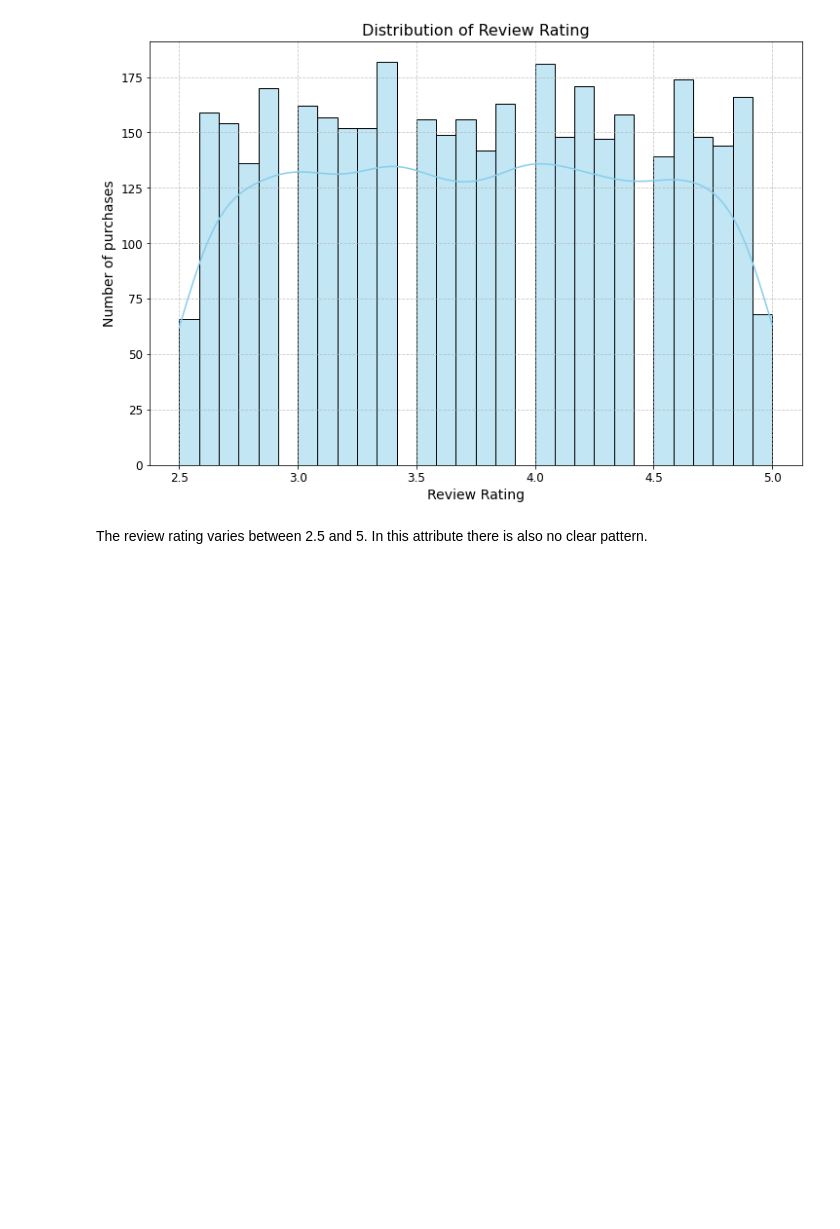
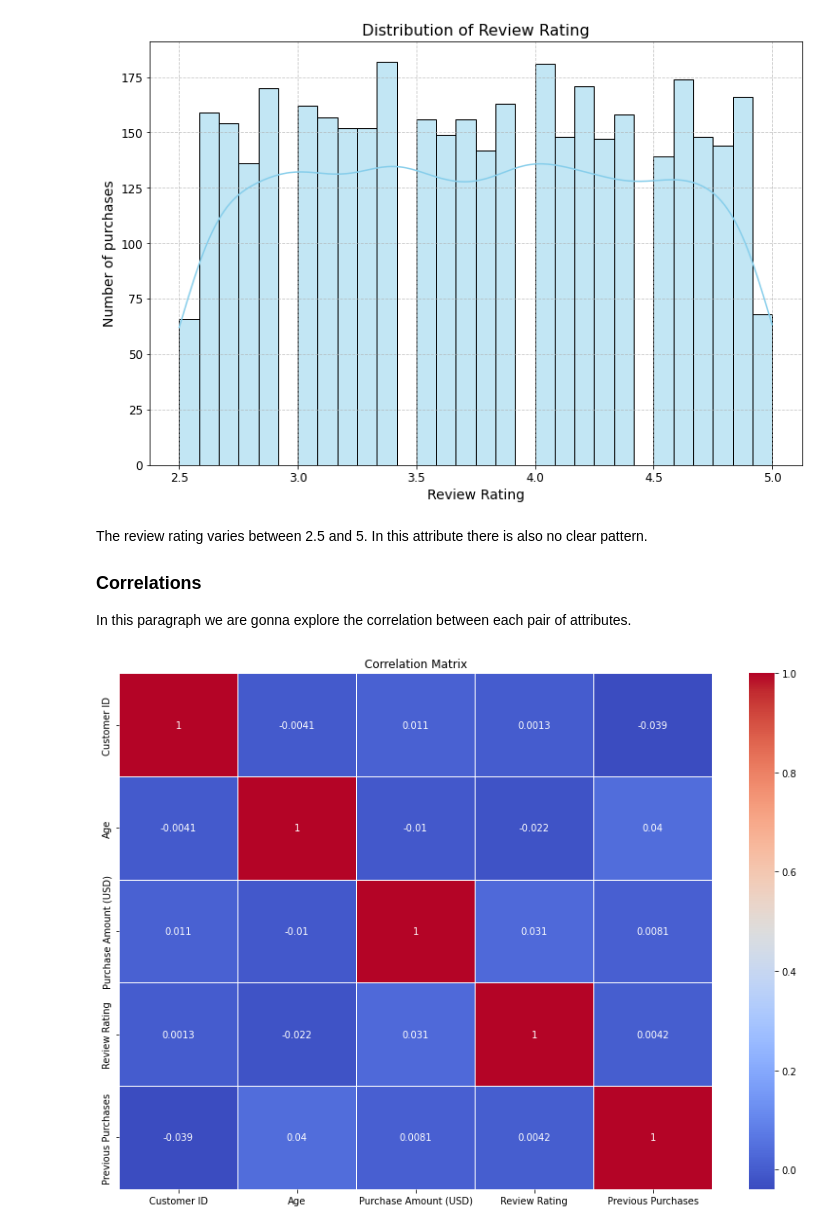
Before and after one commit to AleandroPresta/customer-shopping-analysis, a Jupyter notebook: customer-shopping/notebooks/Data Exploration.ipynb, the cells around one changed output. Drawn from its saved outputs; the diff is of its cells as text; code cells hidden in the pictures; blank space fills up the shorter version.

Commit message:
Correlation and scatterplot matrix

```diff
--- a/customer-shopping/notebooks/Data Exploration.ipynb
+++ b/customer-shopping/notebooks/Data Exploration.ipynb
@@ -182,3 +182,15 @@ plot_numerical_distribution('Review Rating')
 [figure]
 # %% [markdown]
 The review rating varies between 2.5 and 5. In this attribute there is also no clear pattern.
+### Correlations
+In this paragraph we are gonna explore the correlation between each pair of attributes.
+# %%
+def plot_correlation_matrix(data):
+    plt.figure(figsize=(14, 10))
+    sns.heatmap(data.corr(), annot=True, cmap='coolwarm', linewidths=.5)
+    plt.title('Correlation Matrix')
+    plt.show()
+
+plot_correlation_matrix(shopping_data)
+# %% [output]
+[figure, added]
```
Also changed, not shown: parts of 2 cells of this notebook.
